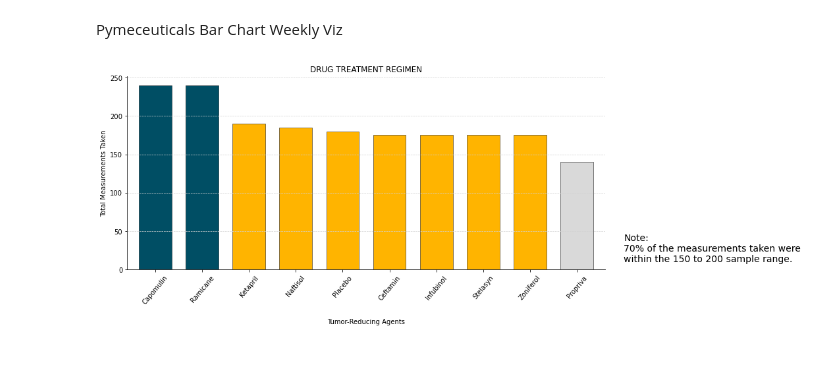
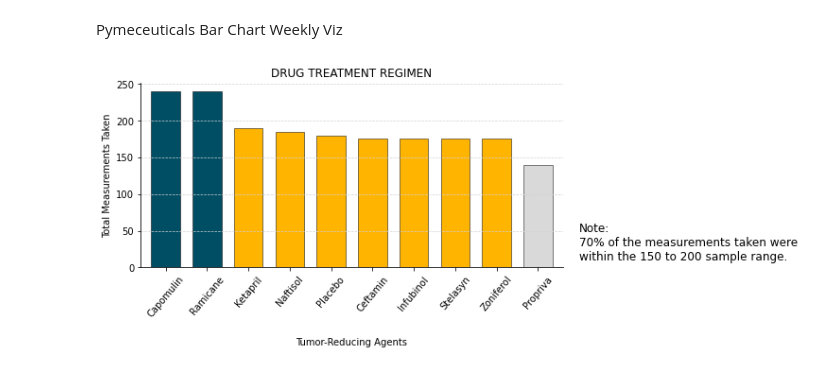
Before and after one commit to mathewqpmiller/WeeklyVizChallenge, a Jupyter notebook: Project2_Pymaceuticals_BarChart/Pymeceuticals_BarChart.ipynb, the cells around one changed output. Cells and saved outputs as stored; diff of their text form; code cells hidden in the pictures.

Commit message:
Updated figure size.

```diff
--- a/Project2_Pymaceuticals_BarChart/Pymeceuticals_BarChart.ipynb
+++ b/Project2_Pymaceuticals_BarChart/Pymeceuticals_BarChart.ipynb
@@ -25,7 +25,7 @@ bar_plot_dataframe = bar_plot_dataframe.sort_values(ascending=False)
 colors = ['#D9D9D9' if value <= 150 else '#FFB400' if value <= 200 else '#004E64' for value in bar_plot_dataframe]
 
 # Plot with custom colors
-fig, ax = plt.subplots(figsize=(13, 6))
+fig, ax = plt.subplots(figsize=(8, 4))
 bar_plot_dataframe.plot.bar(
     ax=ax,
     legend=False,
@@ -40,33 +40,33 @@ bar_plot_dataframe.plot.bar(
 # Add labels
 ax.set_ylabel("Total Measurements Taken")
 ax.set_xlabel("Tumor-Reducing Agents", labelpad=20)  # Add padding to the x-axis label
 
 # Remove the frame by hiding top and right spines
 ax.spines['top'].set_visible(False)
 ax.spines['right'].set_visible(False)
 
 # Incorporate a text label regarding circle size
-plt.text(10, 10, 'Note:\n70% of the measurements taken were \nwithin the 150 to 200 sample range.', fontsize=14)
+plt.text(10, 10, 'Note:\n70% of the measurements taken were \nwithin the 150 to 200 sample range.', fontsize=12)
 
 # Adjust bottom padding to prevent label clipping
 plt.subplots_adjust(bottom=0.2)
 
 # Add gridlines only along the y-axis
 ax.grid(True, axis='y', linestyle='--', linewidth=0.7, color='lightgray')
 ax.grid(False, axis='x')  # Disable x-axis gridlines
 
 # Save with a custom bounding box
-custom_bbox = Bbox.from_bounds(0.0, 0.0, 13, 6)  # x, y, width, height (adjust as needed)
+custom_bbox = Bbox.from_bounds(0.0, 0.0, 8, 4)  # x, y, width, height (adjust as needed)
 plt.savefig("PandasBarChart.png", dpi=300, bbox_inches='tight')
 
 # Display HTML to center the chart
 # display(HTML("""
 # <div style="display: flex; justify-content: center;">
 #     <img src="PandasBarChart.png" style="max-width: 100%; height: 100%;">
 # </div>
 # """))
 
 # Display the plot
 plt.show()
 # %% [output]
-[figure, old version]
+[figure, new version]
```
Also changed, not shown: 2 other files.
